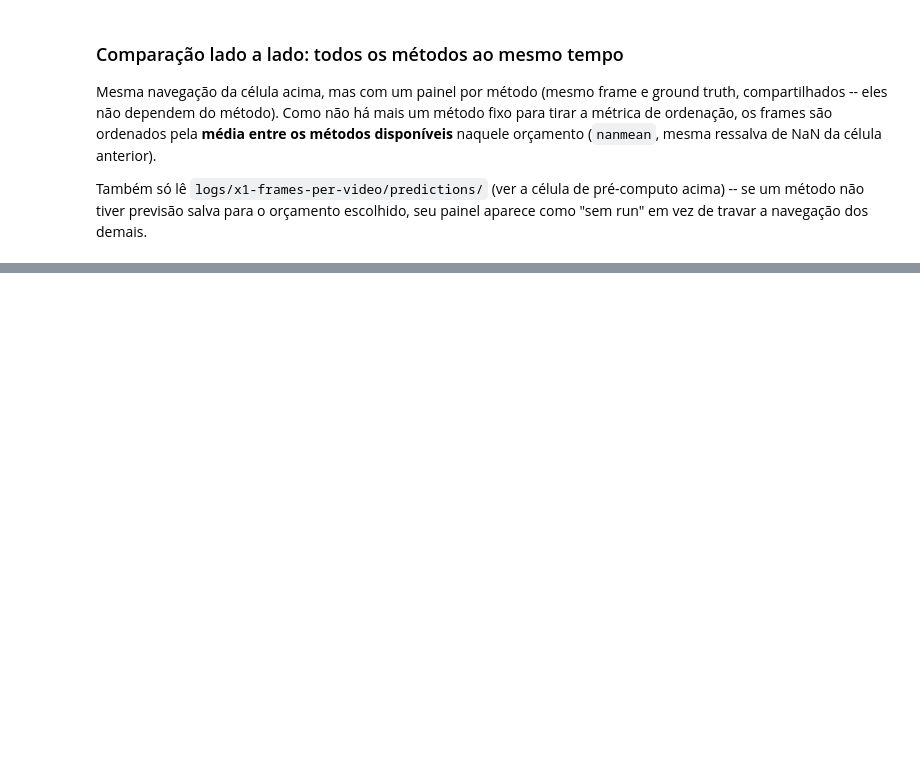
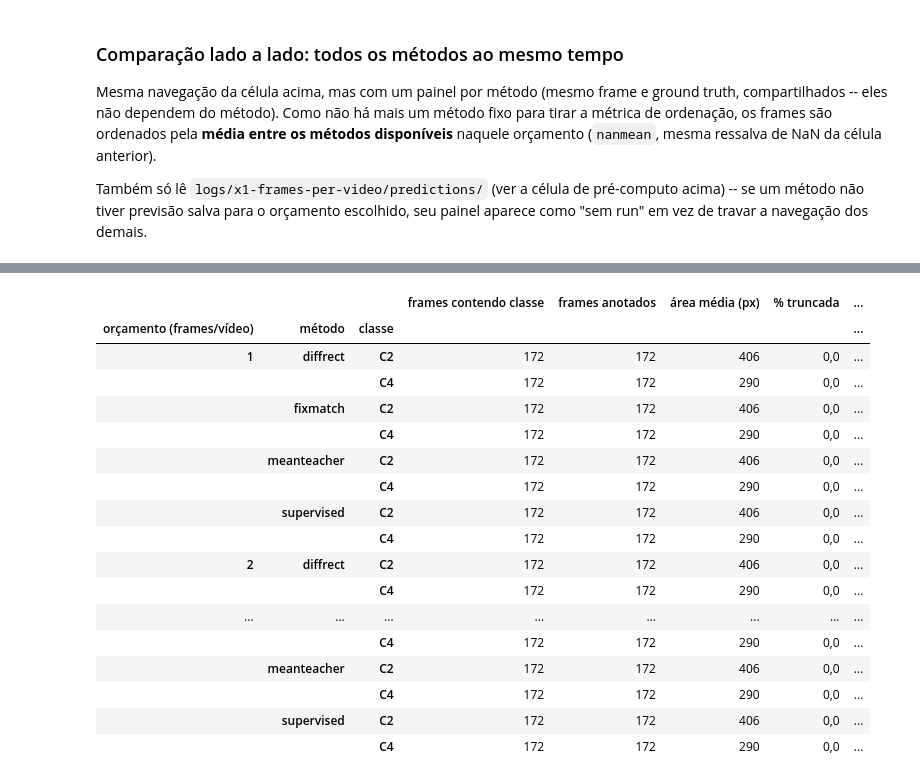
Before and after one commit to caioseda/vfss-seg-benchmark, a Jupyter notebook: notebooks/hyphotesis_testing/experiment_1_does_ssl_helps_frames_per_video.ipynb, the cells around one changed output, grey strips where cells are left out. Drawn from its saved outputs; the diff is of its cells as text; code cells hidden in the pictures; blank space fills up the shorter version.

```diff
--- a/notebooks/hyphotesis_testing/experiment_1_does_ssl_helps_frames_per_video.ipynb
+++ b/notebooks/hyphotesis_testing/experiment_1_does_ssl_helps_frames_per_video.ipynb
@@ -1644,0 +1732,51 @@ HBox(children=(FloatSlider(value=1.0, continuous_update=False, description='zoom
+# %%
+all_results = load_results()
+available_runs = set(all_results.run_id)
+
+error_analysis_rows = []
+for method in METHODS:
+    for n_frames in FRAMES_PER_VIDEO:
+        for seed in SEEDS:
+            rid = run_id(method, n_frames, seed)
+            if rid not in available_runs:
+                continue  # celula ainda nao treinada na Parte 2
+            table = error_analysis_table(method, n_frames, seed)
+            table.insert(0, "orçamento (frames/vídeo)", n_frames)
+            table.insert(0, "método", method)
+            error_analysis_rows.append(table)
+
+error_analysis_all = (
+    pd.concat(error_analysis_rows, ignore_index=True)
+    .set_index(["orçamento (frames/vídeo)", "método", "classe"])
+    .sort_index()
+)
+
+error_analysis_formatted = error_analysis_all.style.format({
+    "frames contendo classe": "{:.0f}".format,
+    "frames anotados": "{:.0f}".format,
+    "área média (px)": lambda x: f"{x:,.0f}".replace(",", ".") if pd.notna(x) else "",
+    "% truncada": lambda x: f"{x:.1f}".replace(".", ",") if pd.notna(x) else "",
+    "dice": lambda x: f"{x:.4f}".replace(".", ",") if pd.notna(x) else "",
+    "hd95": lambda x: f"{x:.4f}".replace(".", ",") if pd.notna(x) else "",
+    "assd": lambda x: f"{x:.4f}".replace(".", ",") if pd.notna(x) else "",
+})
+error_analysis_formatted
+# %% [output]
+|  |  |  | frames contendo classe | frames anotados | área média (px) | % truncada | ... |
+| orçamento (frames/vídeo) | método | classe |  |  |  |  | ... |
+| 1 | diffrect | C2 | 172 | 172 | 406 | 0,0 | ... |
+|  |  | C4 | 172 | 172 | 290 | 0,0 | ... |
+|  | fixmatch | C2 | 172 | 172 | 406 | 0,0 | ... |
+|  |  | C4 | 172 | 172 | 290 | 0,0 | ... |
+|  | meanteacher | C2 | 172 | 172 | 406 | 0,0 | ... |
+|  |  | C4 | 172 | 172 | 290 | 0,0 | ... |
+|  | supervised | C2 | 172 | 172 | 406 | 0,0 | ... |
+|  |  | C4 | 172 | 172 | 290 | 0,0 | ... |
+| 2 | diffrect | C2 | 172 | 172 | 406 | 0,0 | ... |
+|  |  | C4 | 172 | 172 | 290 | 0,0 | ... |
+| ... | ... | ... | ... | ... | ... | ... | ... |
+|  |  | C4 | 172 | 172 | 290 | 0,0 | ... |
+|  | meanteacher | C2 | 172 | 172 | 406 | 0,0 | ... |
+|  |  | C4 | 172 | 172 | 290 | 0,0 | ... |
+|  | supervised | C2 | 172 | 172 | 406 | 0,0 | ... |
+|  |  | C4 | 172 | 172 | 290 | 0,0 | ... |
```
Also changed, not shown: parts of 10 cells of this notebook, 57 other files.
